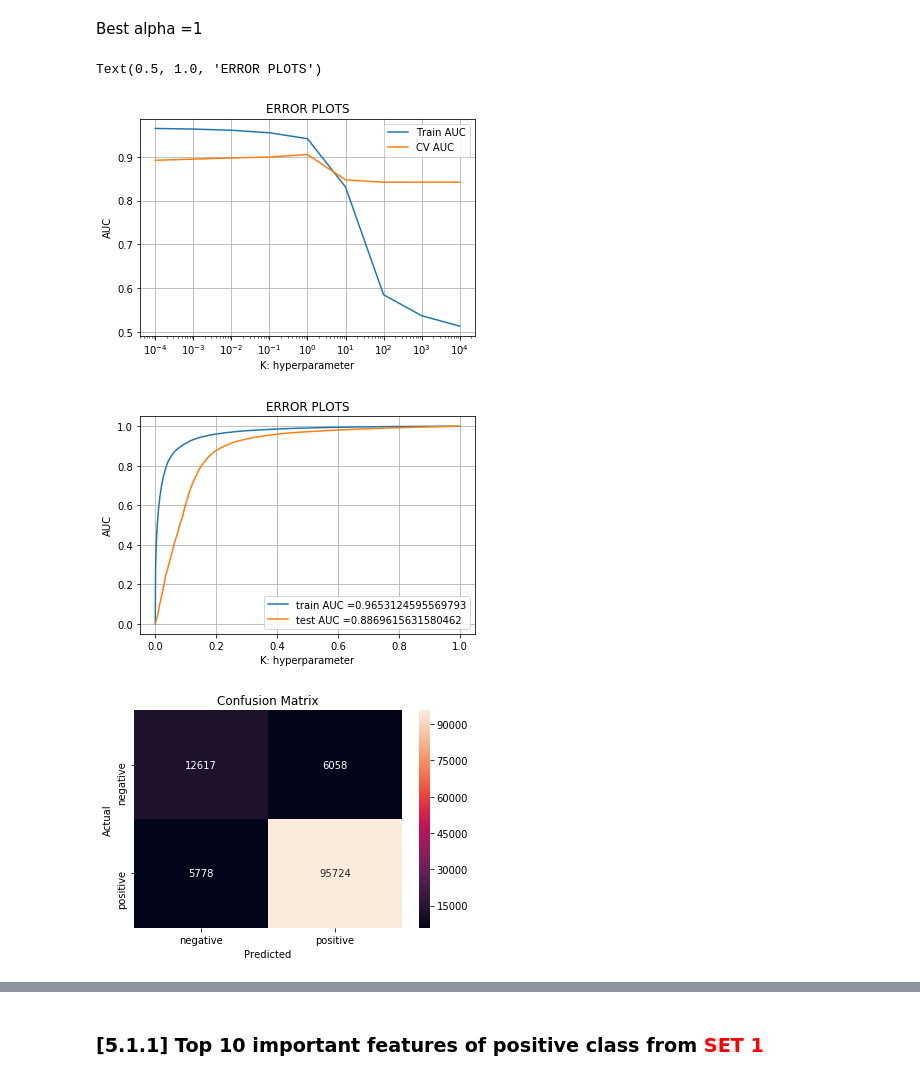
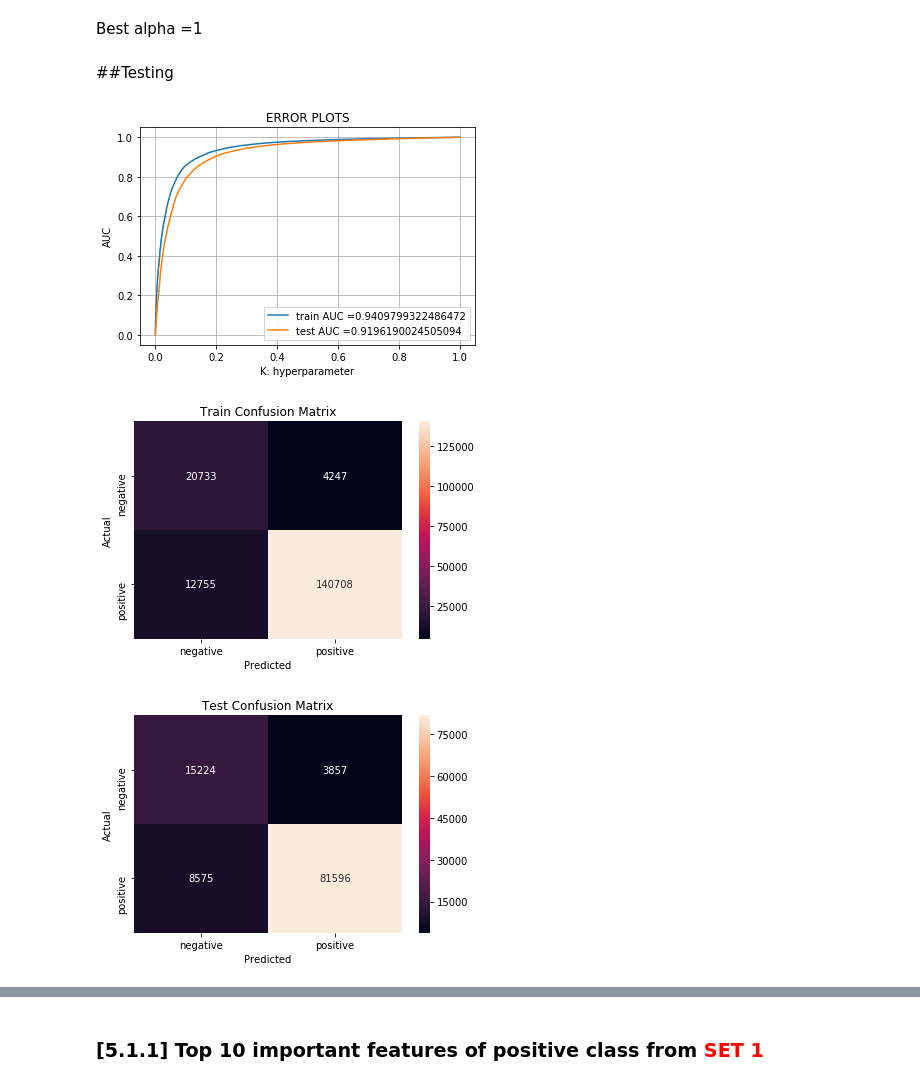
Before and after one commit to shobhitsundriyal/startml, a Jupyter notebook: 04_Amazon_Fine_Food_Reviews_Analysis_NaiveBayes.ipynb, the cells around one changed output, grey strips where cells are left out. Cells and saved outputs as stored; diff of their text form; code cells hidden in the pictures.

```diff
--- a/04_Amazon_Fine_Food_Reviews_Analysis_NaiveBayes.ipynb
+++ b/04_Amazon_Fine_Food_Reviews_Analysis_NaiveBayes.ipynb
@@ -419,11 +454,0 @@ After vectorizations
-# %%
-X_train, X_test, y_train, y_test = train_test_split(X, y, test_size=0.33)
-
-tfidf_vect = TfidfVectorizer(ngram_range=(1,2), min_df=10)
-tfidf_vect.fit(X_train)
-X_train_tf = tfidf_vect.transform(X_train)
-X_test_tf = tfidf_vect.transform(X_test)
-
-print("After vectorizations")
-print(X_train_tf.shape, y_train.shape)
-print(X_test_tf.shape, y_test.shape)
@@ -542,0 +565,14 @@ CV Accuracy for alpha = 10000.000000 is 84.247563%
+# %%
+train_auc = []
+cv_auc = []
+
+for i in K:
+
+    m_NB = MultinomialNB(alpha= i, class_prior=[0.5,0.5], fit_prior=True)
+    m_NB.fit(X_train_bow, y_train)
+
+    y_train_pred =  m_NB.predict_proba(X_train_bow)[:,1]
+    y_cv_pred =  m_NB.predict_proba(X_cv_bow)[:,1]
+
+    train_auc.append(roc_auc_score(y_train,y_train_pred))
+    cv_auc.append(roc_auc_score(y_cv, y_cv_pred))
@@ -543,52 +590,53 @@ CV Accuracy for alpha = 10000.000000 is 84.247563%
 # %% [markdown]
 Best alpha =1
-# %%
-
-plt.semilogx(K, train_score, label='Train AUC')
-plt.semilogx(K, cv_score, label='CV AUC')
-plt.legend()
-plt.grid()
-plt.xlabel("K: hyperparameter")
-plt.ylabel("AUC")
-plt.title("ERROR PLOTS")
-# %% [output]
-Text(0.5, 1.0, 'ERROR PLOTS')
-[figure, removed]
+# %% [markdown]
+##Testing
 # %%
 from sklearn.metrics import roc_curve, auc
 import seaborn as sb
 
 optimal_alpha = 1
-m_NB = MultinomialNB(alpha= optimal_alpha, class_prior=None, fit_prior=True)
+m_NB = MultinomialNB(alpha= optimal_alpha, class_prior=[0.5,0.5], fit_prior=True)
 m_NB.fit(X_train_bow, y_train)
-pred = m_NB.predict(X_test_bow)
 
 train_fpr, train_tpr, thresholds = roc_curve(y_train, m_NB.predict_proba(X_train_bow)[:,1])
 test_fpr, test_tpr, thresholds = roc_curve(y_test, m_NB.predict_proba(X_test_bow)[:,1])
 
 #accuracy plot
 plt.plot(train_fpr, train_tpr, label="train AUC ="+str(auc(train_fpr, train_tpr)))
 plt.plot(test_fpr, test_tpr, label="test AUC ="+str(auc(test_fpr, test_tpr)))
 plt.legend()
 plt.grid()
 plt.xlabel("K: hyperparameter")
 plt.ylabel("AUC")
 plt.title("ERROR PLOTS")
 plt.show()
 
-#creating confution matrix
+#creating Train confution matrix
 class_label = ['negative', 'positive']
-conf_matrix = confusion_matrix(y_test, pred)
+conf_matrix = confusion_matrix(y_train, m_NB.predict(X_train_bow))
 conf_matrix_df = pd.DataFrame(
     conf_matrix, index=class_label, columns=class_label)
 sb.heatmap(conf_matrix_df, annot=True, fmt='d')
-plt.title("Confusion Matrix")
+plt.title("Train Confusion Matrix")
 plt.xlabel("Predicted")
 plt.ylabel("Actual")
 plt.show()
+
+#creating Test confution matrix
+class_label = ['negative', 'positive']
+conf_matrix = confusion_matrix(y_test, m_NB.predict(X_test_bow))
+conf_matrix_df = pd.DataFrame(
+    conf_matrix, index=class_label, columns=class_label)
+sb.heatmap(conf_matrix_df, annot=True, fmt='d')
+plt.title("Test Confusion Matrix")
+plt.xlabel("Predicted")
+plt.ylabel("Actual")
+plt.show()
 # %% [output]
-[figure, old version]
+[figure, new version]
-[figure, old version]
+[figure, new version]
+[figure, added]
 # %%
 from prettytable import PrettyTable
 
```
Also changed, not shown: parts of 30 cells of this notebook.
